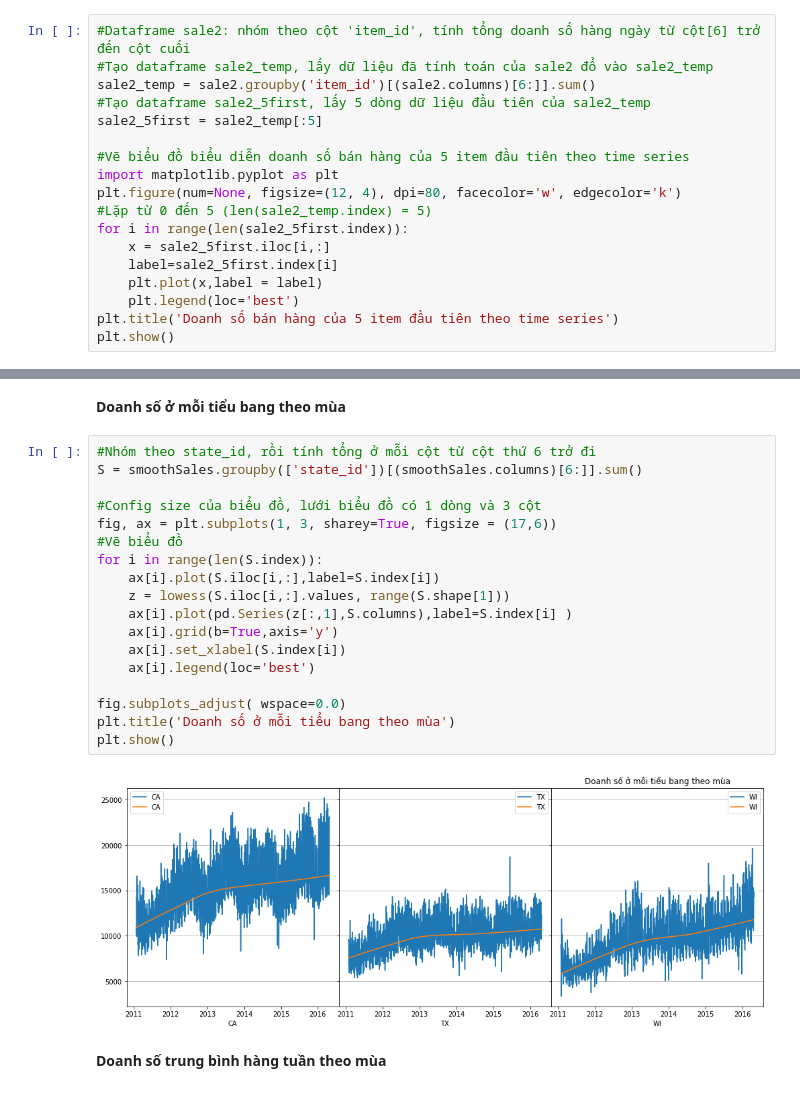
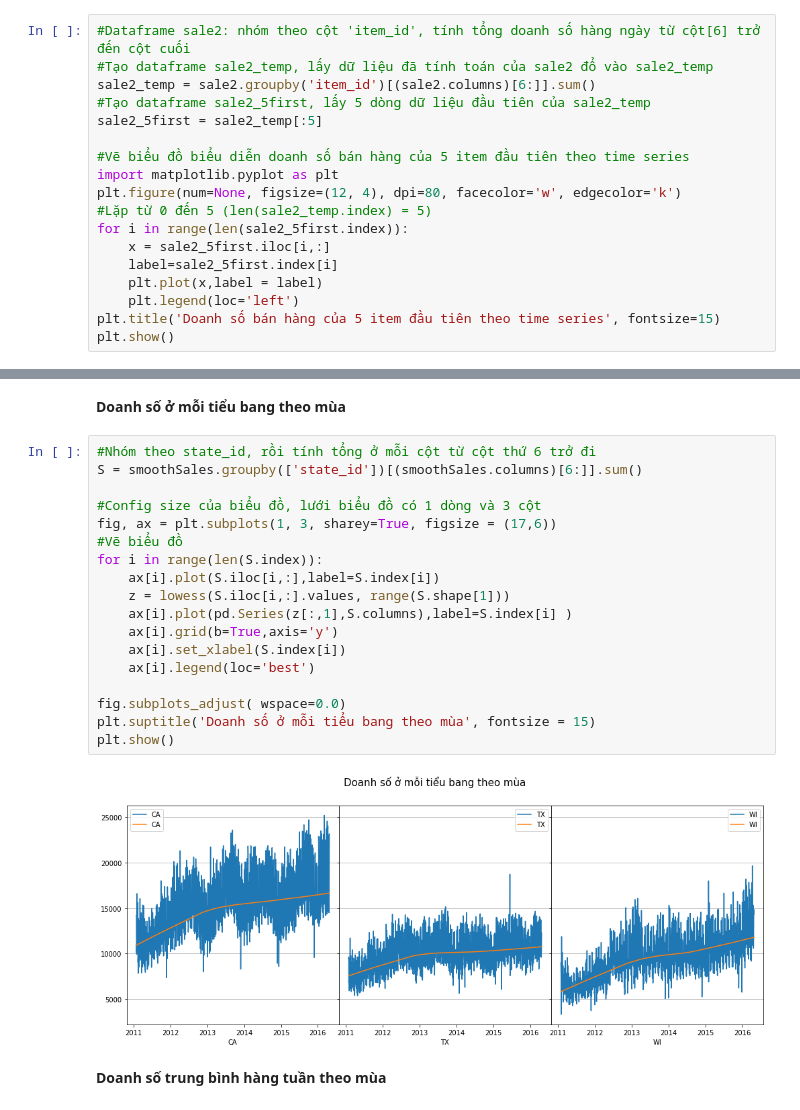
Before and after one commit to HienNguyenMinh/PythonAssignment, a Jupyter notebook: BaiTap2.ipynb, the cells around one changed output, grey strips where cells are left out. Saved outputs shown, nothing was run; the diff lists cells and outputs as text.

```diff
--- a/BaiTap2.ipynb
+++ b/BaiTap2.ipynb
@@ -102,7 +102,7 @@ for i in range(len(sale2_5first.index)):
     x = sale2_5first.iloc[i,:]
     label=sale2_5first.index[i]
     plt.plot(x,label = label)
-    plt.legend(loc='best')
-plt.title('Doanh số bán hàng của 5 item đầu tiên theo time series')
+    plt.legend(loc='left')
+plt.title('Doanh số bán hàng của 5 item đầu tiên theo time series', fontsize=15)
 plt.show()
 # %% [output]
@@ -333,23 +346,23 @@ plt.show()
 # %%
 #Nhóm theo state_id, rồi tính tổng ở mỗi cột từ cột thứ 6 trở đi
 S = smoothSales.groupby(['state_id'])[(smoothSales.columns)[6:]].sum()
 
 #Config size của biểu đồ, lưới biểu đồ có 1 dòng và 3 cột
 fig, ax = plt.subplots(1, 3, sharey=True, figsize = (17,6))
 #Vẽ biểu đồ
 for i in range(len(S.index)):
     ax[i].plot(S.iloc[i,:],label=S.index[i])
     z = lowess(S.iloc[i,:].values, range(S.shape[1]))
     ax[i].plot(pd.Series(z[:,1],S.columns),label=S.index[i] )
     ax[i].grid(b=True,axis='y')
     ax[i].set_xlabel(S.index[i])
     ax[i].legend(loc='best')
 
 fig.subplots_adjust( wspace=0.0)
-plt.title('Doanh số ở mỗi tiểu bang theo mùa')
+plt.suptitle('Doanh số ở mỗi tiểu bang theo mùa', fontsize = 15)
 plt.show()
 # %% [output]
-[figure, old version]
+[figure, new version]
 # %% [markdown]
 **Doanh số trung bình hàng tuần theo mùa**
 # %%
```
Also changed, not shown: parts of 24 cells of this notebook.
